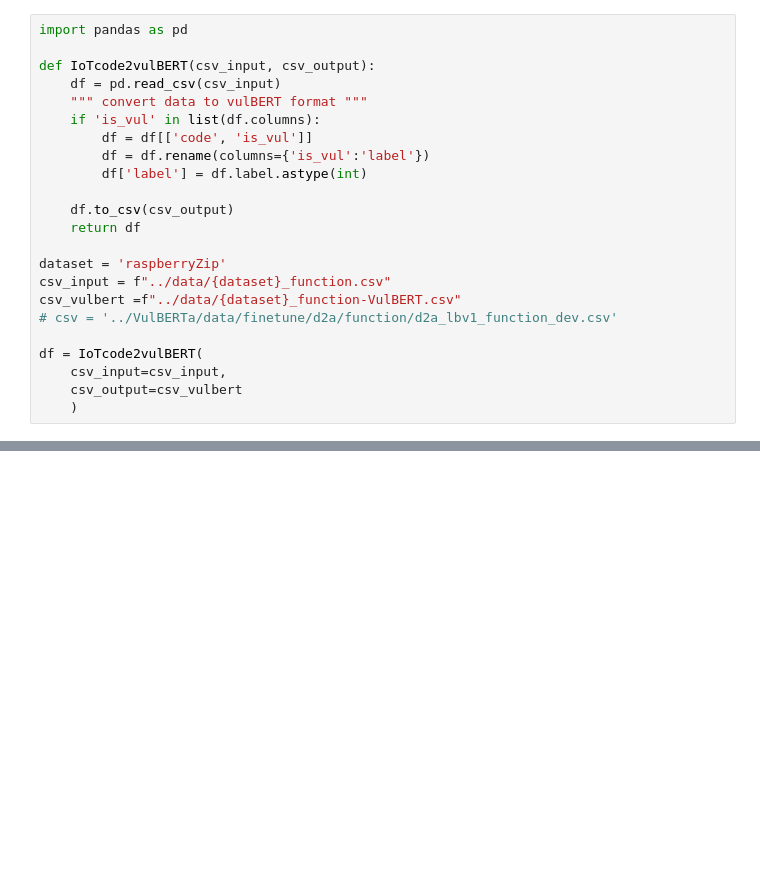
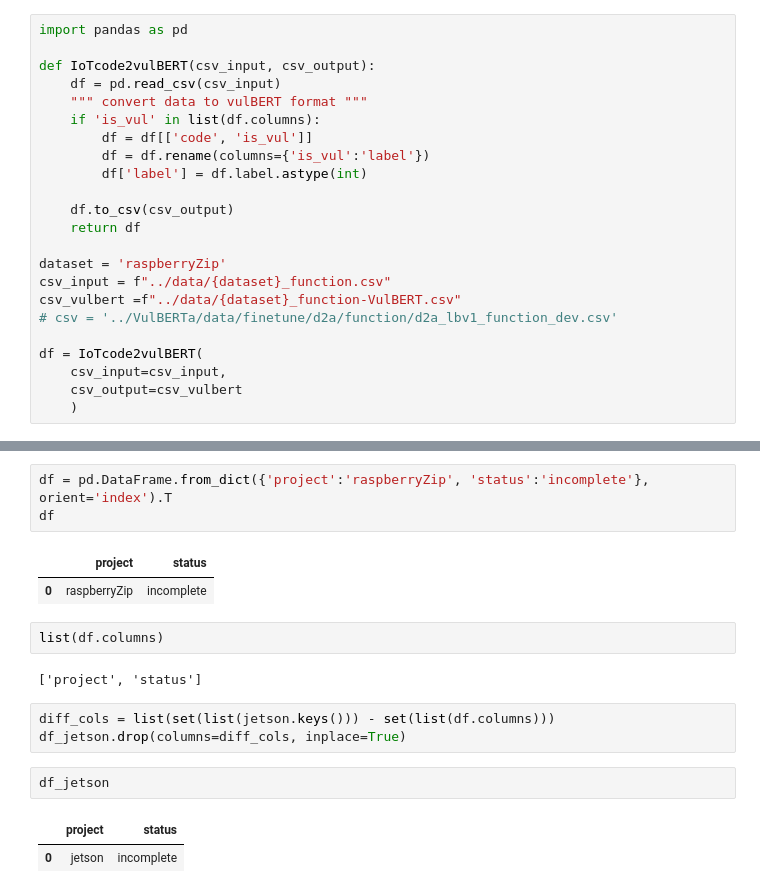
Before and after one commit to SmartSecLab/IoTvulCode, a Jupyter notebook: notebooks/preprocess_IoTcode.ipynb, the cells around one changed output, grey strips where cells are left out. Saved outputs shown, nothing was run; the diff lists cells and outputs as text; blank space fills up the shorter version.

```diff
--- a/notebooks/preprocess_IoTcode.ipynb
+++ b/notebooks/preprocess_IoTcode.ipynb
@@ -125,0 +188,18 @@ True
+# %%
+df = pd.DataFrame.from_dict({'project':'raspberryZip', 'status':'incomplete'}, orient='index').T
+df
+# %% [output]
+|  | project | status |
+| 0 | raspberryZip | incomplete |
+# %%
+list(df.columns)
+# %% [output]
+['project', 'status']
+# %%
+diff_cols = list(set(list(jetson.keys())) - set(list(df.columns)))
+df_jetson.drop(columns=diff_cols, inplace=True)
+# %%
+df_jetson
+# %% [output]
+|  | project | status |
+| 0 | jetson | incomplete |
```
Also changed, not shown: parts of 15 cells of this notebook, 5 other files.
